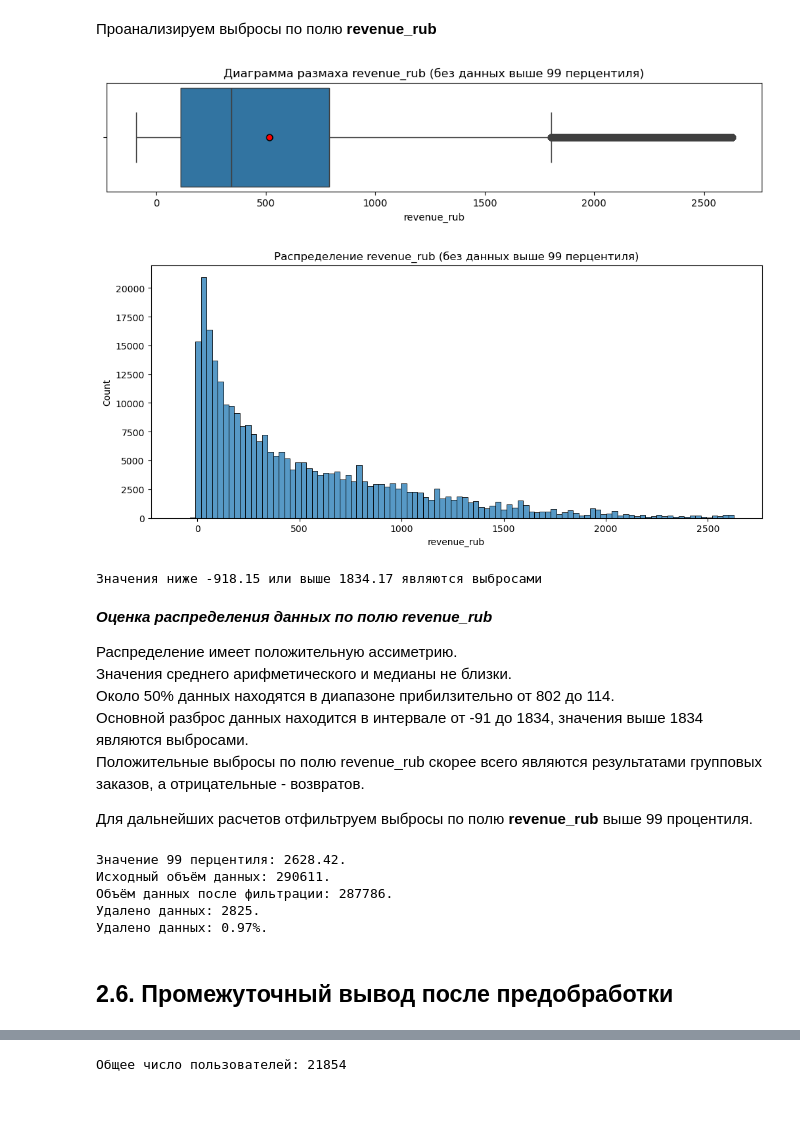
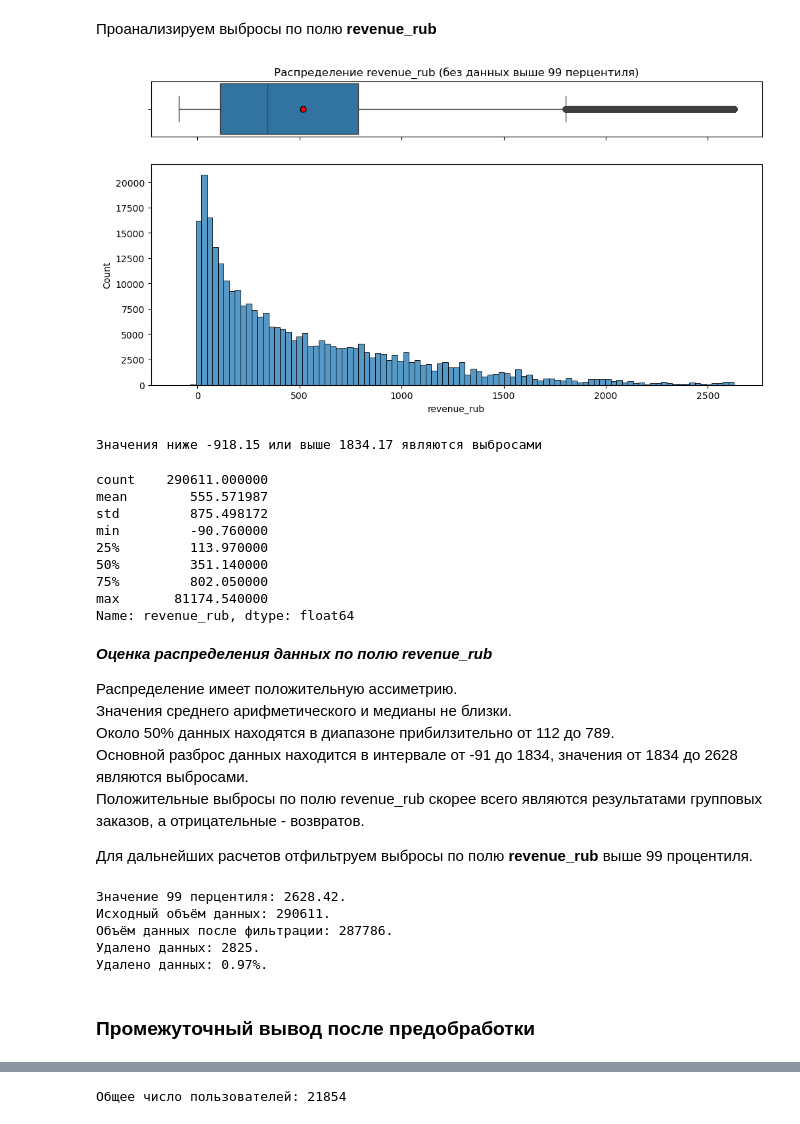
Before and after one commit to YArhangel/Final-Project_2, a Jupyter notebook: notebooks/Final_Project_2_151225.ipynb, the cells around one changed output, grey strips where cells are left out. Cells and saved outputs as stored; diff of their text form; code cells hidden in the pictures.

```diff
--- a/notebooks/Final_Project_2_151225.ipynb
+++ b/notebooks/Final_Project_2_151225.ipynb
@@ -548,26 +562,3 @@ limits(df['tickets_count'])
 Отдельные выбросы по полю tickets_count скорее всего являются результатами групповых заказов.
 # %% [markdown]
 Проанализируем выбросы по полю **revenue_rub**
-# %%
-#Вычисляем значение 99 перцентиля
-max_val = df['revenue_rub'].quantile(0.99)
-#Отфильтруем значения выше 99 перцентиля
-f_df = df[(df['revenue_rub'] <= max_val)]
-
-plt.figure(figsize=(12,2))
-sns.boxplot(x=f_df['revenue_rub'])
-#среднее:
-mean = f_df['revenue_rub'].mean()
-plt.scatter(mean, 0, color='red', edgecolor='black', s=40, zorder=5)
-
-plt.title('Диаграмма размаха revenue_rub (без данных выше 99 перцентиля)')
-plt.show()
-# %% [output]
-[figure, removed]
-# %%
-plt.figure(figsize=(12,5))
-sns.histplot(f_df['revenue_rub'], bins=100)
-plt.title('Распределение revenue_rub (без данных выше 99 перцентиля)')
-plt.show()
-# %% [output]
-[figure, removed]
@@ -574,15 +628,36 @@ plt.show()
+# %%
+# Вызываем функцию
+plot_box_hist(
+    data=f_df['revenue_rub'],
+    bins=bins,
+    title='Распределение revenue_rub (без данных выше 99 перцентиля)'
+)
+# %% [output]
+[figure, added]
 # %%
 # Применим функцию для расчета границ выбросов
 limits(df['revenue_rub'])
 # %% [output]
 Значения ниже -918.15 или выше 1834.17 являются выбросами
+# %%
+df['revenue_rub'].describe()
+# %% [output]
+count    290611.000000
+mean        555.571987
+std         875.498172
+min         -90.760000
+25%         113.970000
+50%         351.140000
+75%         802.050000
+max       81174.540000
+Name: revenue_rub, dtype: float64
 # %% [markdown]
 ***Оценка распределения данных по полю revenue_rub***
 
 Распределение имеет положительную ассиметрию.\
 Значения среднего арифметического и медианы не близки.\
-Около 50% данных находятся в диапазоне прибилзительно от 802 до 114.\
-Основной разброс данных находится в интервале от -91 до 1834, значения выше 1834 являются выбросами.\
+Около 50% данных находятся в диапазоне прибилзительно от 112 до 789.\
+Основной разброс данных находится в интервале от -91 до 1834, значения от 1834 до 2628 являются выбросами.\
 Положительные выбросы по полю revenue_rub скорее всего являются результатами групповых заказов, а отрицательные - возвратов.
 
 Для дальнейших расчетов отфильтруем выбросы по полю **revenue_rub** выше 99 процентиля.
@@ -606,7 +681,7 @@ df=f_df.copy()
 Удалено данных: 2825.
 Удалено данных: 0.97%.
 # %% [markdown]
-## 2.6. Промежуточный вывод после предобработки
+### Промежуточный вывод после предобработки
 # %% [markdown]
 На этапе предобработки данные были проверены на корректность типов и полноту.\
 Типы данных в столбцах **order_dt** и **order_ts** уже находились в формате datetime64[ns], поэтому их **преобразование не потребовалось**.\
```
Also changed, not shown: parts of 106 cells of this notebook, 4 other files.
